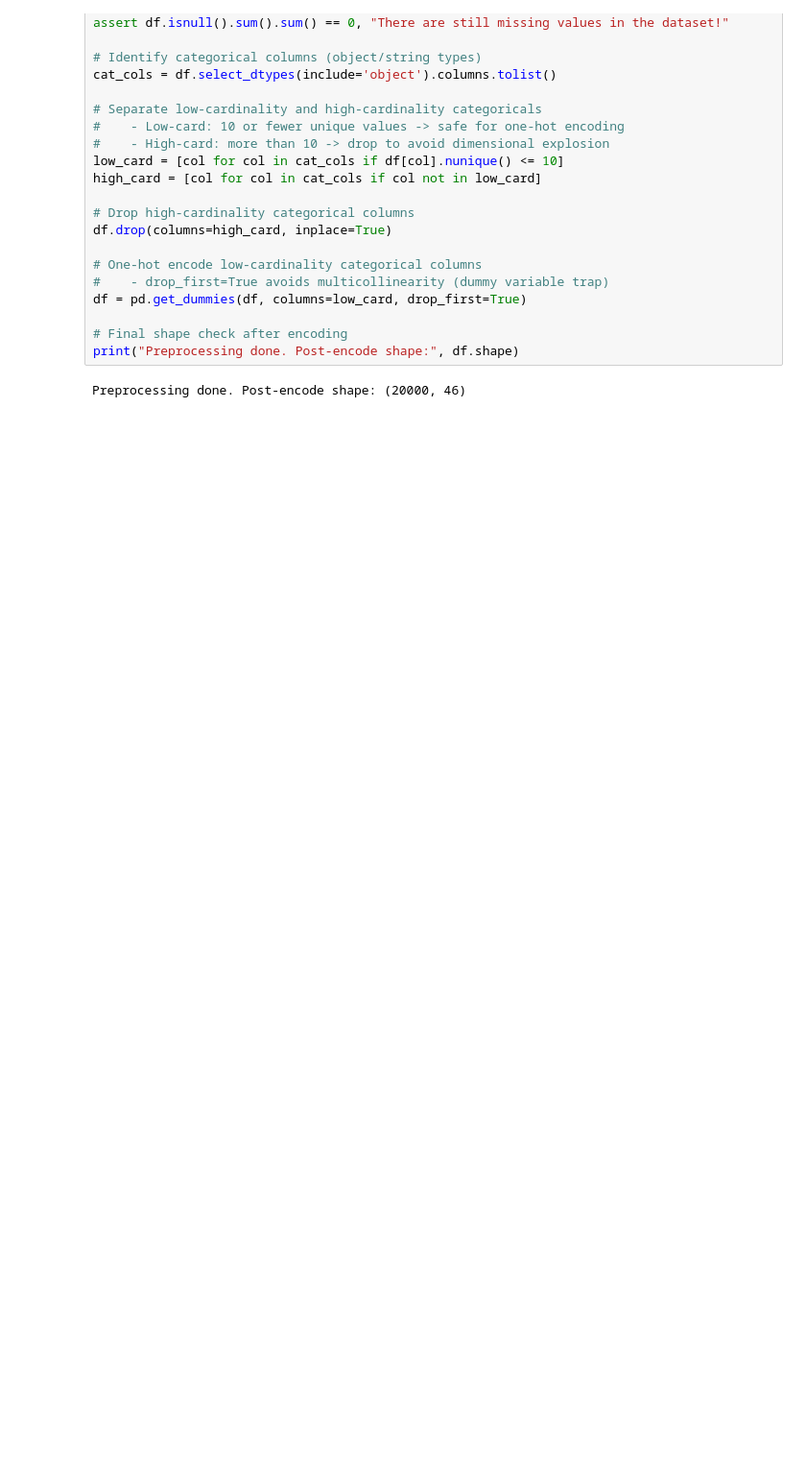
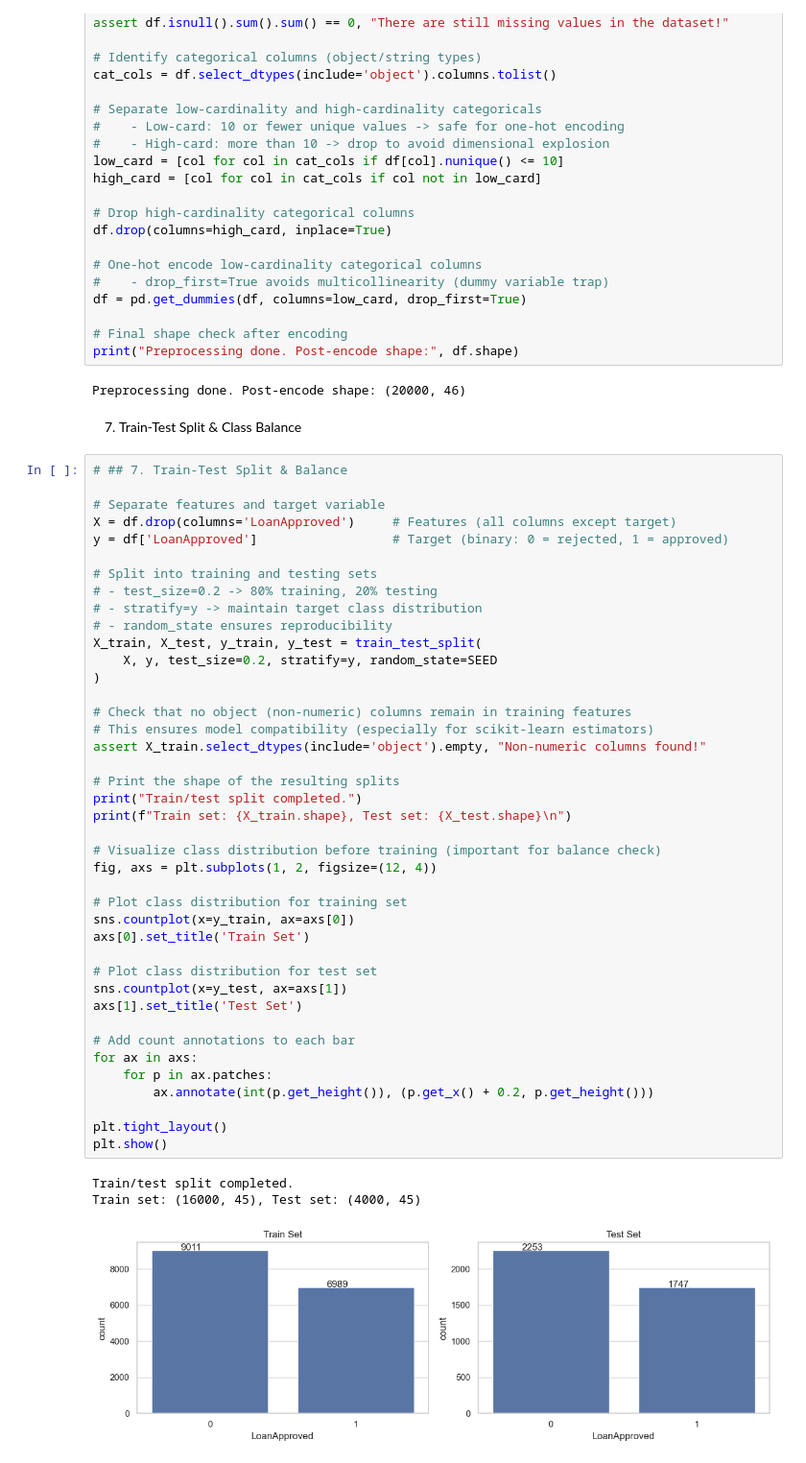
Before and after one commit to Sersoel/loan-approval-prediction, a Jupyter notebook: notebooks/loan_classification.ipynb, the cells around one changed output. Shown at 96% size. Cells and saved outputs as stored; diff of their text form; blank space fills up the shorter version.

Commit message:
feat(split): stratified train-test split and class balance viz

```diff
--- a/notebooks/loan_classification.ipynb
+++ b/notebooks/loan_classification.ipynb
@@ -165,3 +165,50 @@ df = pd.get_dummies(df, columns=low_card, drop_first=True)
 print("Preprocessing done. Post-encode shape:", df.shape)
 # %% [output]
 Preprocessing done. Post-encode shape: (20000, 46)
+# %% [markdown]
+7. Train-Test Split & Class Balance
+# %%
+# ## 7. Train-Test Split & Balance
+
+# Separate features and target variable
+X = df.drop(columns='LoanApproved')     # Features (all columns except target)
+y = df['LoanApproved']                  # Target (binary: 0 = rejected, 1 = approved)
+
+# Split into training and testing sets
+# - test_size=0.2 -> 80% training, 20% testing
+# - stratify=y -> maintain target class distribution
+# - random_state ensures reproducibility
+X_train, X_test, y_train, y_test = train_test_split(
+    X, y, test_size=0.2, stratify=y, random_state=SEED
+)
+
+# Check that no object (non-numeric) columns remain in training features
+# This ensures model compatibility (especially for scikit-learn estimators)
+assert X_train.select_dtypes(include='object').empty, "Non-numeric columns found!"
+
+# Print the shape of the resulting splits
+print("Train/test split completed.")
+print(f"Train set: {X_train.shape}, Test set: {X_test.shape}\n")
+
+# Visualize class distribution before training (important for balance check)
+fig, axs = plt.subplots(1, 2, figsize=(12, 4))
+
+# Plot class distribution for training set
+sns.countplot(x=y_train, ax=axs[0])
+axs[0].set_title('Train Set')
+
+# Plot class distribution for test set
+sns.countplot(x=y_test, ax=axs[1])
+axs[1].set_title('Test Set')
+
+# Add count annotations to each bar
+for ax in axs:
+    for p in ax.patches:
+        ax.annotate(int(p.get_height()), (p.get_x() + 0.2, p.get_height()))
+
+plt.tight_layout()
+plt.show()
+# %% [output]
+Train/test split completed.
+Train set: (16000, 45), Test set: (4000, 45)
+[figure, added]
```
